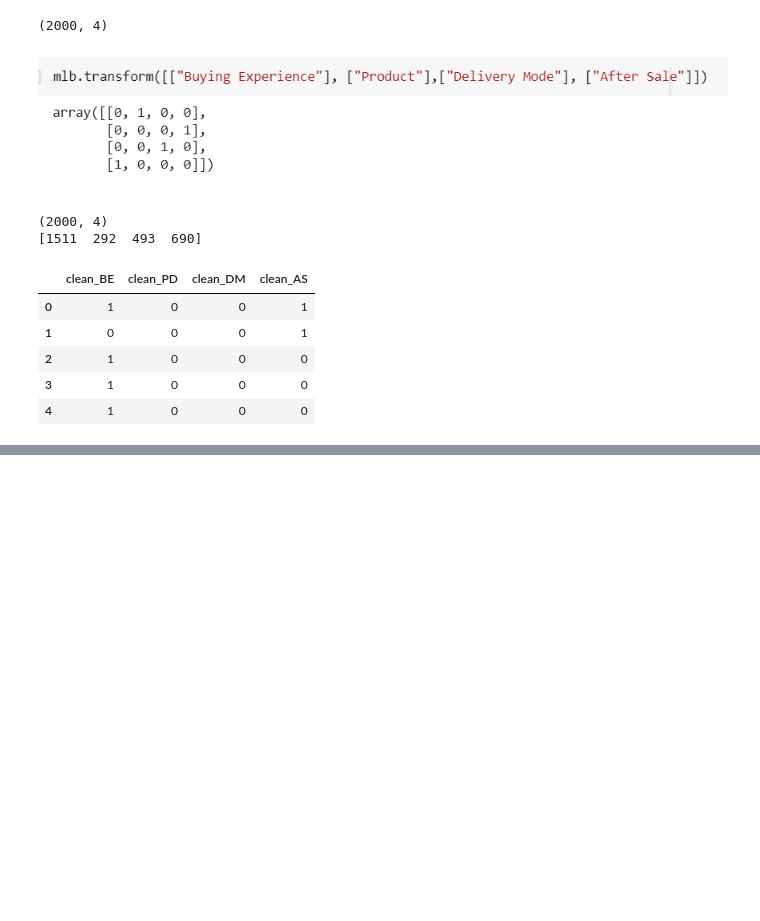
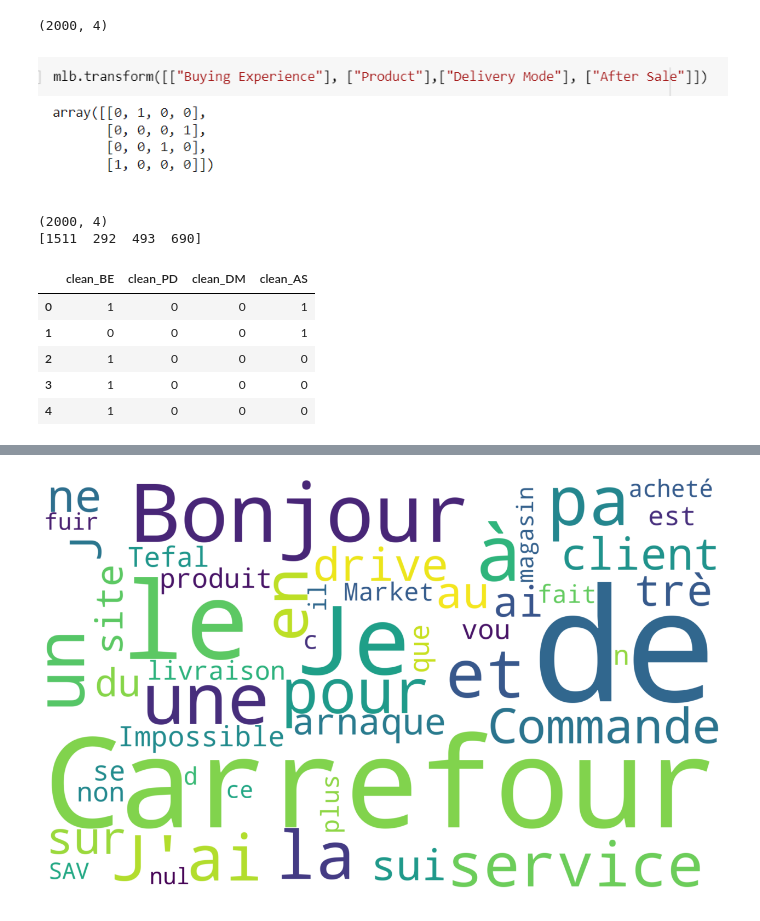
Before and after one commit to CarlOsito16/Hexamind, a Jupyter notebook: Clustering/FinalClassifier/2-classify.ipynb, the cells around one changed output, grey strips where cells are left out. Drawn from its saved outputs; the diff is of its cells as text; code cells hidden in the pictures; blank space fills up the shorter version.

Commit message:
build the new dashboard with wordcloud

```diff
--- a/Clustering/FinalClassifier/2-classify.ipynb
+++ b/Clustering/FinalClassifier/2-classify.ipynb
@@ -91,0 +238,16 @@ final_df.to_csv('final_carrefour_df_with_label.csv')
+# %%
+from wordcloud import WordCloud, ImageColorGenerator
+from PIL import Image
+import matplotlib.pyplot as plt
+import numpy as np
+# create a mask based on the image we wish to include
+my_mask = np.array(Image.open("/Users/carlosito/Library/CloudStorage/OneDrive-Personal/Personal Document/Hexamind/hexamind_code/Carrefour/Clustering/FinalClassifier/output-onlinepngtools.png"))
+# create a wordcloud
+wc = WordCloud(background_color='white',
+               mask=my_mask,
+               collocations=False,
+               width=600,
+               height=300,
+               contour_width=1,
+               contour_color='white',
+               max_words=50)
@@ -91,0 +256,8 @@ final_df.to_csv('final_carrefour_df_with_label.csv')
+# %%
+plt.figure(figsize=(20, 10))
+plt.imshow(wc, interpolation='bilinear')
+plt.axis('off')
+wc.to_file('wordcloud.png')
+plt.show()
+# %% [output]
+[figure, added]
```
Also changed, not shown: parts of 25 cells of this notebook, 15 other files.
